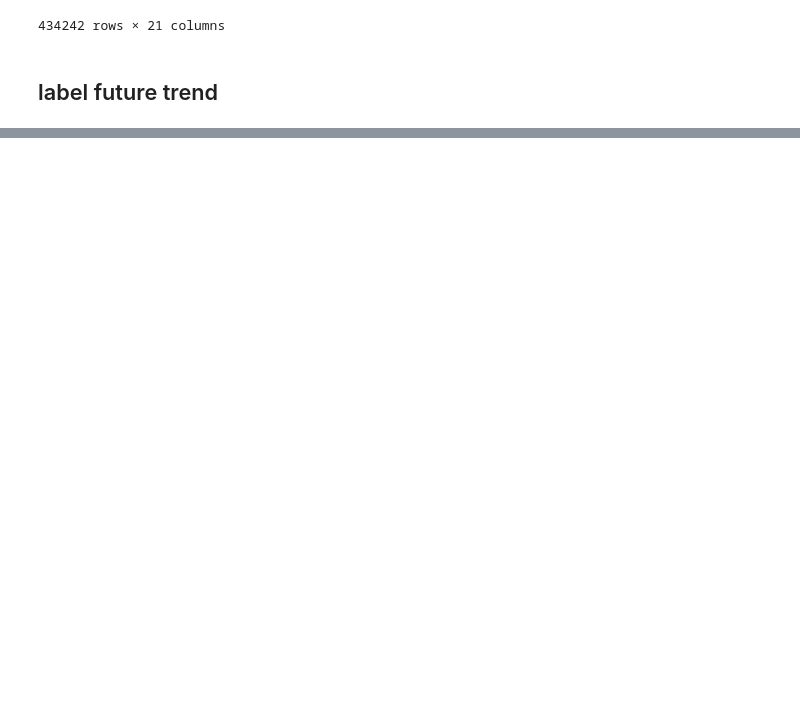
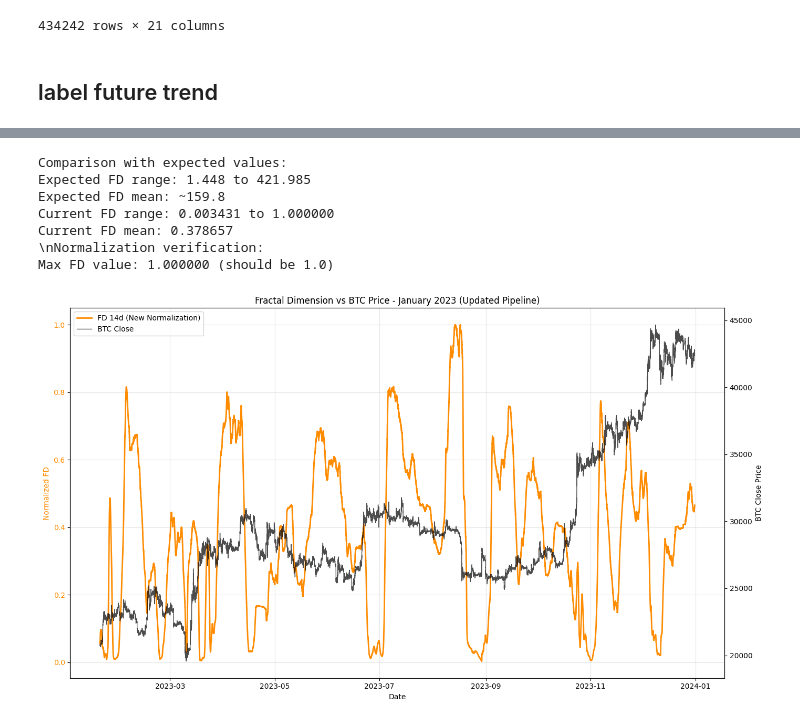
Before and after one commit to VegarGG/Crypto_Research, a Jupyter notebook: strategy/ml_datasets_prep.ipynb, the cells around one changed output, grey strips where cells are left out. Cells and saved outputs as stored; diff of their text form; code cells hidden in the pictures; blank space fills up the shorter version.

```diff
--- a/strategy/ml_datasets_prep.ipynb
+++ b/strategy/ml_datasets_prep.ipynb
@@ -279,0 +411,19 @@ df.to_csv('/Users/zway/Desktop/BTC_Project/Crypto_Research/data/BTCUSD_2023-1min
+# %%
+# Initialize FD pipeline with updated normalization
+fd_pipeline = FractalDimensionPipeline(lib_name='fractal_test', store_path=None)
+
+print("Testing updated FD pipeline with global maximum normalization...")
+
+# Apply FD calculation with 14-day window (like the example data)
+df_with_fd = fd_pipeline.apply_fd(df_2023.copy(), days=14, minute_data=True)
+
+# Check the results
+fd_values = df_with_fd['fd_14d'].dropna()
+print(f"\\nFD Statistics:")
+print(f"Count: {len(fd_values)}")
+print(f"Range: {fd_values.min():.6f} to {fd_values.max():.6f}")
+print(f"Mean: {fd_values.mean():.6f}")
+print(f"Std: {fd_values.std():.6f}")
+
+print(f"\\nSample FD values:")
+print(fd_values.head(10))
@@ -279,0 +450,48 @@ df.to_csv('/Users/zway/Desktop/BTC_Project/Crypto_Research/data/BTCUSD_2023-1min
+# %%
+# Compare with expected values from the example dataset
+print("Comparison with expected values:")
+print("Expected FD range: 1.448 to 421.985")
+print("Expected FD mean: ~159.8")
+print("Current FD range: {:.6f} to {:.6f}".format(fd_values.min(), fd_values.max()))
+print("Current FD mean: {:.6f}".format(fd_values.mean()))
+
+# Verification that max value is 1.0 (due to global max normalization)
+print(f"\\nNormalization verification:")
+print(f"Max FD value: {fd_values.max():.6f} (should be 1.0)")
+
+# Plot the FD values with BTC price overlay
+fig, ax1 = plt.subplots(figsize=(14, 8))
+
+# Plot FD on primary y-axis
+color = 'darkorange'
+ax1.set_xlabel('Date')
+ax1.set_ylabel('Normalized FD', color=color)
+ax1.plot(fd_values.index, fd_values.values, label='FD 14d (New Normalization)', color=color, linewidth=2)
+ax1.tick_params(axis='y', labelcolor=color)
+ax1.grid(True, alpha=0.3)
+
+# Create secondary y-axis for BTC price
+ax2 = ax1.twinx()
+color = 'black'
+ax2.set_ylabel('BTC Close Price', color=color)
+btc_close = df_with_fd['Close'].loc[fd_values.index]
+ax2.plot(fd_values.index, btc_close.values, label='BTC Close', color=color, alpha=0.7, linewidth=1)
+ax2.tick_params(axis='y', labelcolor=color)
+
+# Add legends
+lines1, labels1 = ax1.get_legend_handles_labels()
+lines2, labels2 = ax2.get_legend_handles_labels()
+ax1.legend(lines1 + lines2, labels1 + labels2, loc='upper left')
+
+plt.title('Fractal Dimension vs BTC Price - January 2023 (Updated Pipeline)')
+plt.tight_layout()
+plt.show()
+# %% [output]
+Comparison with expected values:
+Expected FD range: 1.448 to 421.985
+Expected FD mean: ~159.8
+Current FD range: 0.003431 to 1.000000
+Current FD mean: 0.378657
+\nNormalization verification:
+Max FD value: 1.000000 (should be 1.0)
+[figure, added]
```
Also changed, not shown: parts of 6 cells of this notebook, 13 other files.
